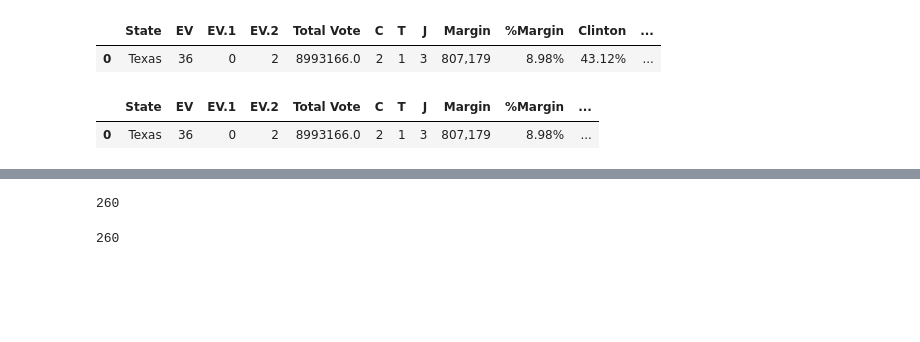
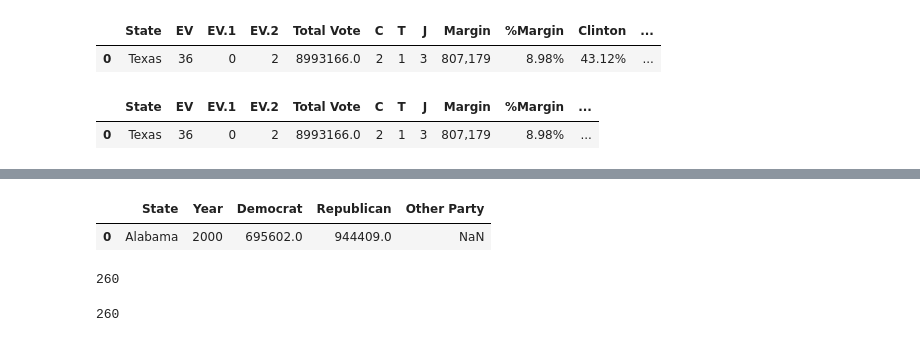
Before and after one commit to sandeepbmehta/TSHaRK---Project, a Jupyter notebook: HaylyeCodeElection.ipynb, the cells around one changed output, grey strips where cells are left out. Drawn from its saved outputs; the diff is of its cells as text; code cells hidden in the pictures; blank space fills up the shorter version.

```diff
--- a/HaylyeCodeElection.ipynb
+++ b/HaylyeCodeElection.ipynb
@@ -307 +296,6 @@ memory usage: 14.2+ KB
+# %%
+full_election_data.head(1)
+# %% [output]
+|  | State | Year | Democrat | Republican | Other Party |
+| 0 | Alabama | 2000 | 695602.0 | 944409.0 | NaN |
 # %%
```
Also changed, not shown: parts of 15 cells of this notebook, 1 other file.
